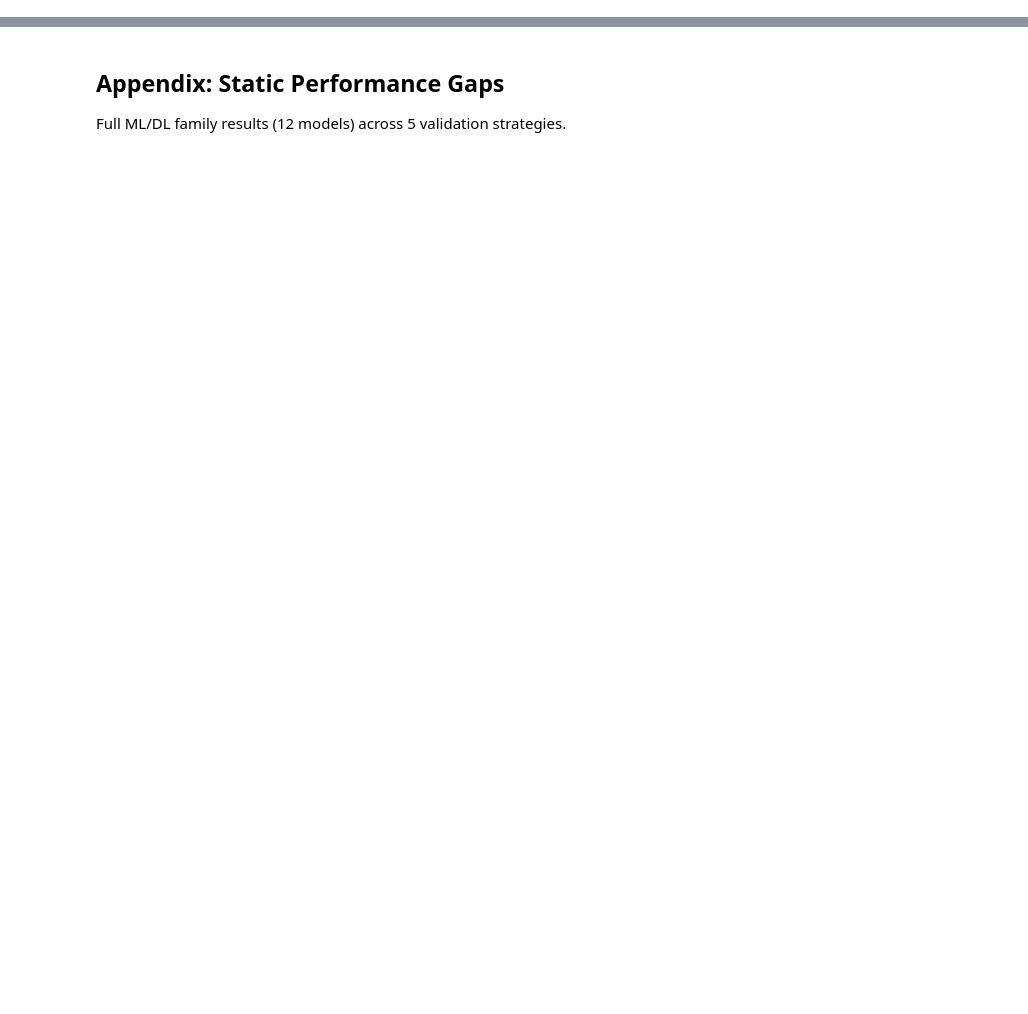
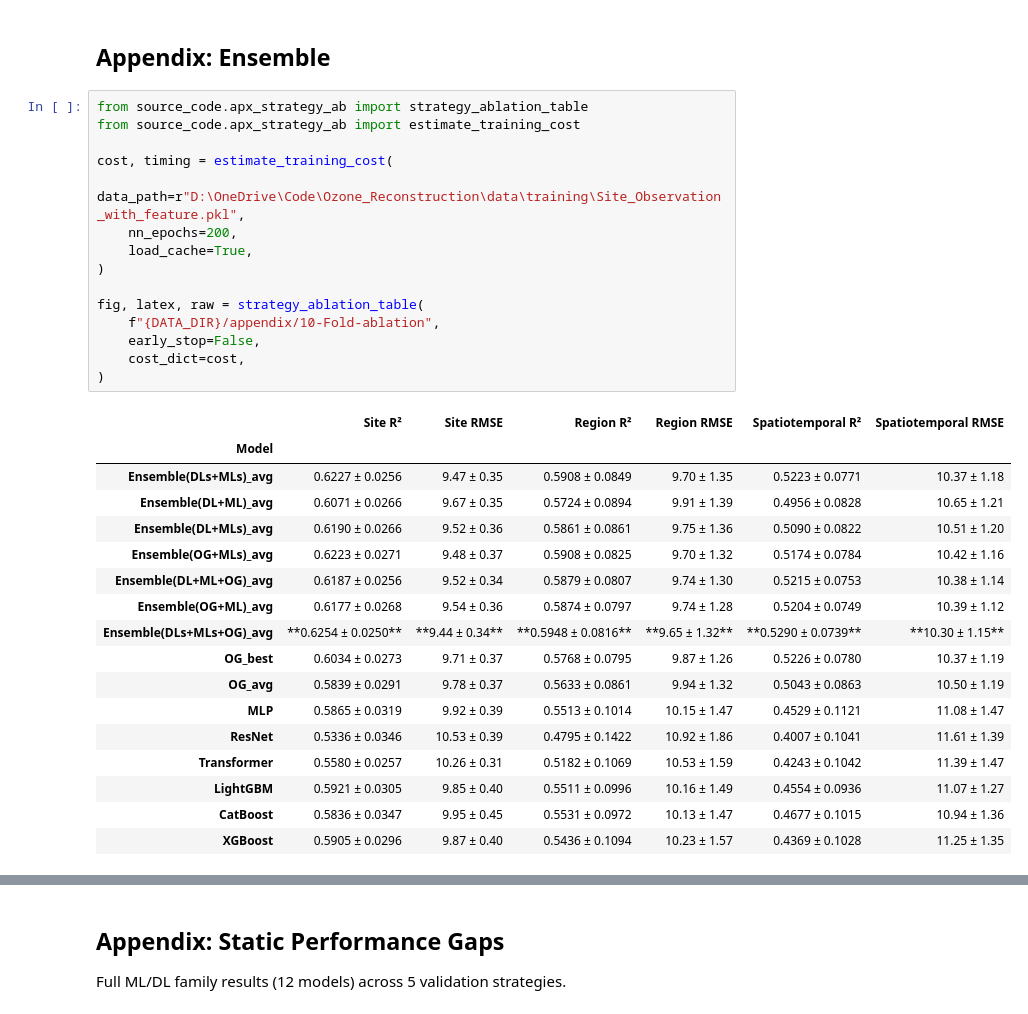
Before and after one commit to px39n/local_overfit, a Jupyter notebook: supplementary_figures.ipynb, the cells around one changed output, grey strips where cells are left out. Drawn from its saved outputs; the diff is of its cells as text; blank space fills up the shorter version.

```diff
--- a/supplementary_figures.ipynb
+++ b/supplementary_figures.ipynb
@@ -25,0 +43,35 @@ plt.rcParams['font.family'] = 'sans-serif'
+# %% [markdown]
+## Appendix: Ensemble
+# %%
+from source_code.apx_strategy_ab import strategy_ablation_table
+from source_code.apx_strategy_ab import estimate_training_cost
+
+cost, timing = estimate_training_cost(
+    data_path=r"D:\OneDrive\Code\Ozone_Reconstruction\data\training\Site_Observation_with_feature.pkl",
+    nn_epochs=200,
+    load_cache=True,
+)
+
+fig, latex, raw = strategy_ablation_table(
+    f"{DATA_DIR}/appendix/10-Fold-ablation",
+    early_stop=False,
+    cost_dict=cost,
+)
+# %% [output]
+|  | Site R² | Site RMSE | Region R² | Region RMSE | Spatiotemporal R² | Spatiotemporal RMSE |
+| Model |  |  |  |  |  |  |
+| Ensemble(DLs+MLs)_avg | 0.6227 ± 0.0256 | 9.47 ± 0.35 | 0.5908 ± 0.0849 | 9.70 ± 1.35 | 0.5223 ± 0.0771 | 10.37 ± 1.18 |
+| Ensemble(DL+ML)_avg | 0.6071 ± 0.0266 | 9.67 ± 0.35 | 0.5724 ± 0.0894 | 9.91 ± 1.39 | 0.4956 ± 0.0828 | 10.65 ± 1.21 |
+| Ensemble(DL+MLs)_avg | 0.6190 ± 0.0266 | 9.52 ± 0.36 | 0.5861 ± 0.0861 | 9.75 ± 1.36 | 0.5090 ± 0.0822 | 10.51 ± 1.20 |
+| Ensemble(OG+MLs)_avg | 0.6223 ± 0.0271 | 9.48 ± 0.37 | 0.5908 ± 0.0825 | 9.70 ± 1.32 | 0.5174 ± 0.0784 | 10.42 ± 1.16 |
+| Ensemble(DL+ML+OG)_avg | 0.6187 ± 0.0256 | 9.52 ± 0.34 | 0.5879 ± 0.0807 | 9.74 ± 1.30 | 0.5215 ± 0.0753 | 10.38 ± 1.14 |
+| Ensemble(OG+ML)_avg | 0.6177 ± 0.0268 | 9.54 ± 0.36 | 0.5874 ± 0.0797 | 9.74 ± 1.28 | 0.5204 ± 0.0749 | 10.39 ± 1.12 |
+| Ensemble(DLs+MLs+OG)_avg | **0.6254 ± 0.0250** | **9.44 ± 0.34** | **0.5948 ± 0.0816** | **9.65 ± 1.32** | **0.5290 ± 0.0739** | **10.30 ± 1.15** |
+| OG_best | 0.6034 ± 0.0273 | 9.71 ± 0.37 | 0.5768 ± 0.0795 | 9.87 ± 1.26 | 0.5226 ± 0.0780 | 10.37 ± 1.19 |
+| OG_avg | 0.5839 ± 0.0291 | 9.78 ± 0.37 | 0.5633 ± 0.0861 | 9.94 ± 1.32 | 0.5043 ± 0.0863 | 10.50 ± 1.19 |
+| MLP | 0.5865 ± 0.0319 | 9.92 ± 0.39 | 0.5513 ± 0.1014 | 10.15 ± 1.47 | 0.4529 ± 0.1121 | 11.08 ± 1.47 |
+| ResNet | 0.5336 ± 0.0346 | 10.53 ± 0.39 | 0.4795 ± 0.1422 | 10.92 ± 1.86 | 0.4007 ± 0.1041 | 11.61 ± 1.39 |
+| Transformer | 0.5580 ± 0.0257 | 10.26 ± 0.31 | 0.5182 ± 0.1069 | 10.53 ± 1.59 | 0.4243 ± 0.1042 | 11.39 ± 1.47 |
+| LightGBM | 0.5921 ± 0.0305 | 9.85 ± 0.40 | 0.5511 ± 0.0996 | 10.16 ± 1.49 | 0.4554 ± 0.0936 | 11.07 ± 1.27 |
+| CatBoost | 0.5836 ± 0.0347 | 9.95 ± 0.45 | 0.5531 ± 0.0972 | 10.13 ± 1.47 | 0.4677 ± 0.1015 | 10.94 ± 1.36 |
+| XGBoost | 0.5905 ± 0.0296 | 9.87 ± 0.40 | 0.5436 ± 0.1094 | 10.23 ± 1.57 | 0.4369 ± 0.1028 | 11.25 ± 1.35 |
```
Also changed, not shown: parts of 13 cells of this notebook, 7 other files.
